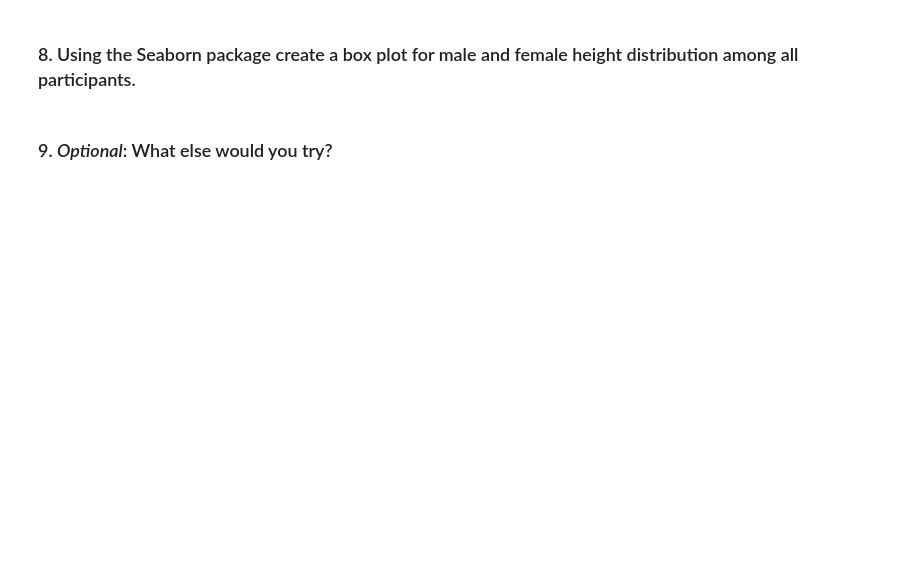
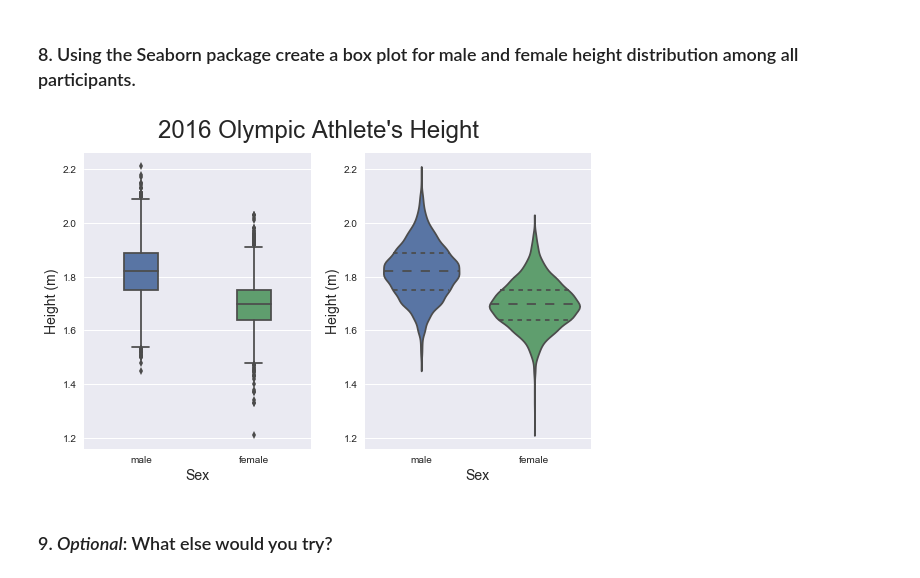
Before and after one commit to TimothyHelton/k2datascience, a Jupyter notebook: notebooks/EDA_Olympics_Exercises.ipynb, the cells around one changed output. Saved outputs shown, nothing was run; the diff lists cells and outputs as text; code cells hidden in the pictures; blank space fills up the shorter version.

```diff
--- a/notebooks/EDA_Olympics_Exercises.ipynb
+++ b/notebooks/EDA_Olympics_Exercises.ipynb
@@ -180,4 +190,8 @@ oly.country_medals_plot()
 # %% [markdown]
 ### 8. Using the Seaborn package create a box plot for male and female height distribution among all participants.
+# %%
+oly.height_boxplot()
+# %% [output]
+[figure, added]
 # %% [markdown]
 ### 9. _Optional_: What else would you try?
```
Also changed, not shown: parts of 5 cells of this notebook, 1 other file.
